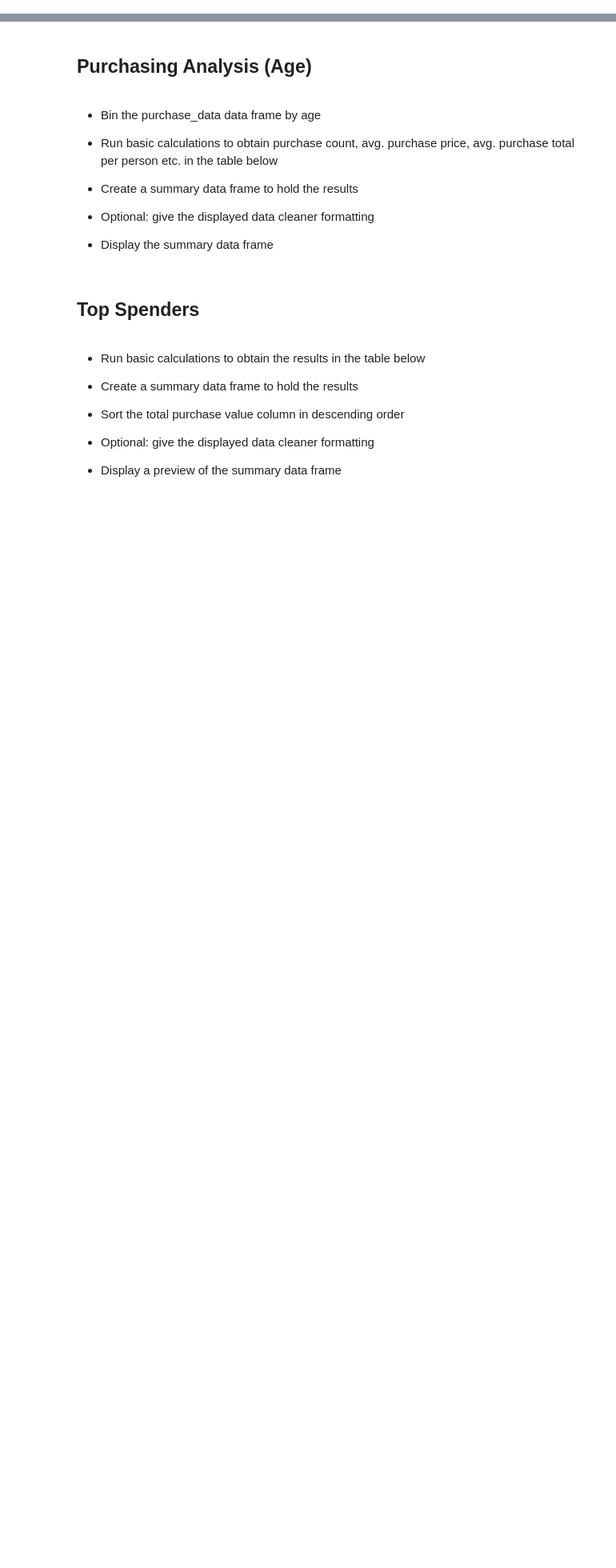
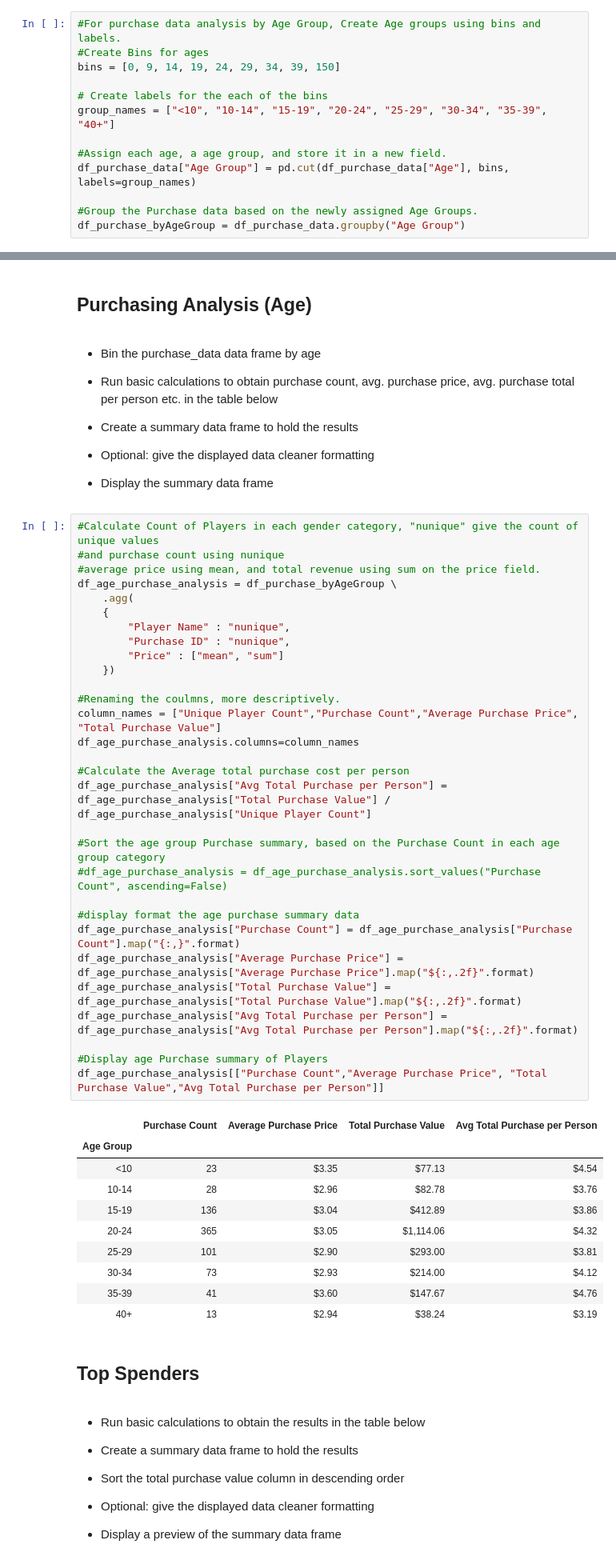
Before and after one commit to gkumar24/DataViz-HW04-Pandas, a Jupyter notebook: HeroesOfPymoli/HeroesOfPymoli_starter.ipynb, the cells around one changed output, grey strips where cells are left out. Shown: that part at 80% size. Cells and saved outputs as stored; diff of their text form; blank space fills up the shorter version.

```diff
--- a/HeroesOfPymoli/HeroesOfPymoli_starter.ipynb
+++ b/HeroesOfPymoli/HeroesOfPymoli_starter.ipynb
@@ -198,0 +185,13 @@ df_purchase_byAge = df_purchase_data.groupby("Age")
+# %%
+#For purchase data analysis by Age Group, Create Age groups using bins and labels.
+#Create Bins for ages
+bins = [0, 9, 14, 19, 24, 29, 34, 39, 150]
+
+# Create labels for the each of the bins
+group_names = ["<10", "10-14", "15-19", "20-24", "25-29", "30-34", "35-39", "40+"]
+
+#Assign each age, a age group, and store it in a new field.
+df_purchase_data["Age Group"] = pd.cut(df_purchase_data["Age"], bins, labels=group_names)
+
+#Group the Purchase data based on the newly assigned Age Groups.
+df_purchase_byAgeGroup = df_purchase_data.groupby("Age Group")
@@ -212,6 +244,47 @@ df_purchase_byAge = df_purchase_data.groupby("Age")
 
 
 * Display the summary data frame
+# %%
+#Calculate Count of Players in each gender category, "nunique" give the count of unique values
+#and purchase count using nunique
+#average price using mean, and total revenue using sum on the price field.
+df_age_purchase_analysis = df_purchase_byAgeGroup \
+    .agg(
+    {
+        "Player Name" : "nunique",
+        "Purchase ID" : "nunique",
+        "Price" : ["mean", "sum"]
+    })
+
+#Renaming the coulmns, more descriptively.
+column_names = ["Unique Player Count","Purchase Count","Average Purchase Price", "Total Purchase Value"]
+df_age_purchase_analysis.columns=column_names
+
+#Calculate the Average total purchase cost per person
+df_age_purchase_analysis["Avg Total Purchase per Person"] = df_age_purchase_analysis["Total Purchase Value"] / df_age_purchase_analysis["Unique Player Count"]
+
+#Sort the age group Purchase summary, based on the Purchase Count in each age group category
+#df_age_purchase_analysis = df_age_purchase_analysis.sort_values("Purchase Count", ascending=False)
+
+#display format the age purchase summary data
+df_age_purchase_analysis["Purchase Count"] = df_age_purchase_analysis["Purchase Count"].map("{:,}".format)
+df_age_purchase_analysis["Average Purchase Price"] = df_age_purchase_analysis["Average Purchase Price"].map("${:,.2f}".format)
+df_age_purchase_analysis["Total Purchase Value"] = df_age_purchase_analysis["Total Purchase Value"].map("${:,.2f}".format)
+df_age_purchase_analysis["Avg Total Purchase per Person"] = df_age_purchase_analysis["Avg Total Purchase per Person"].map("${:,.2f}".format)
+
+#Display age Purchase summary of Players
+df_age_purchase_analysis[["Purchase Count","Average Purchase Price", "Total Purchase Value","Avg Total Purchase per Person"]]
+# %% [output]
+|  | Purchase Count | Average Purchase Price | Total Purchase Value | Avg Total Purchase per Person |
+| Age Group |  |  |  |  |
+| <10 | 23 | $3.35 | $77.13 | $4.54 |
+| 10-14 | 28 | $2.96 | $82.78 | $3.76 |
+| 15-19 | 136 | $3.04 | $412.89 | $3.86 |
+| 20-24 | 365 | $3.05 | $1,114.06 | $4.32 |
+| 25-29 | 101 | $2.90 | $293.00 | $3.81 |
+| 30-34 | 73 | $2.93 | $214.00 | $4.12 |
+| 35-39 | 41 | $3.60 | $147.67 | $4.76 |
+| 40+ | 13 | $2.94 | $38.24 | $3.19 |
 # %% [markdown]
 ## Top Spenders
 # %% [markdown]
```
Also changed, not shown: parts of 10 cells of this notebook, 1 other file.
